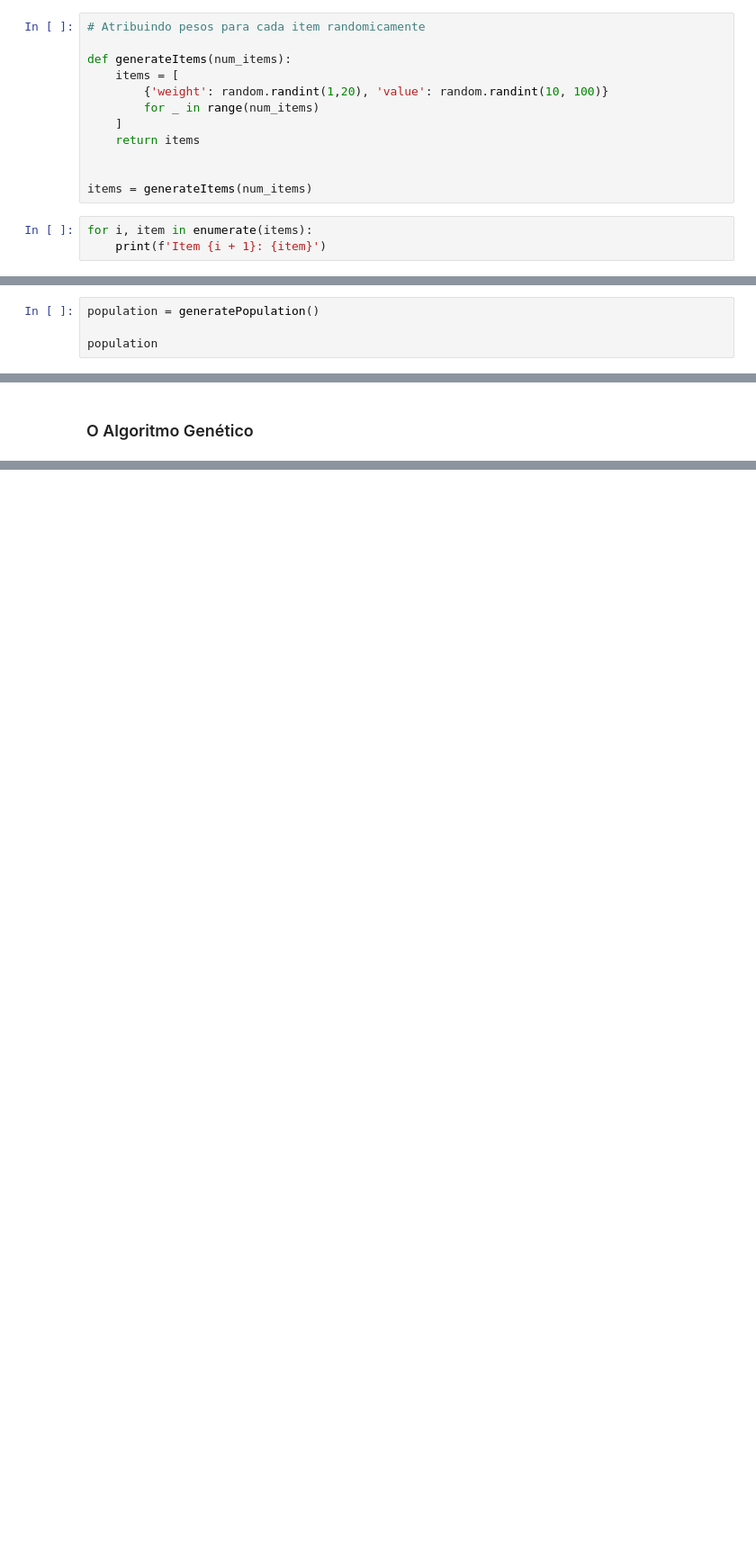
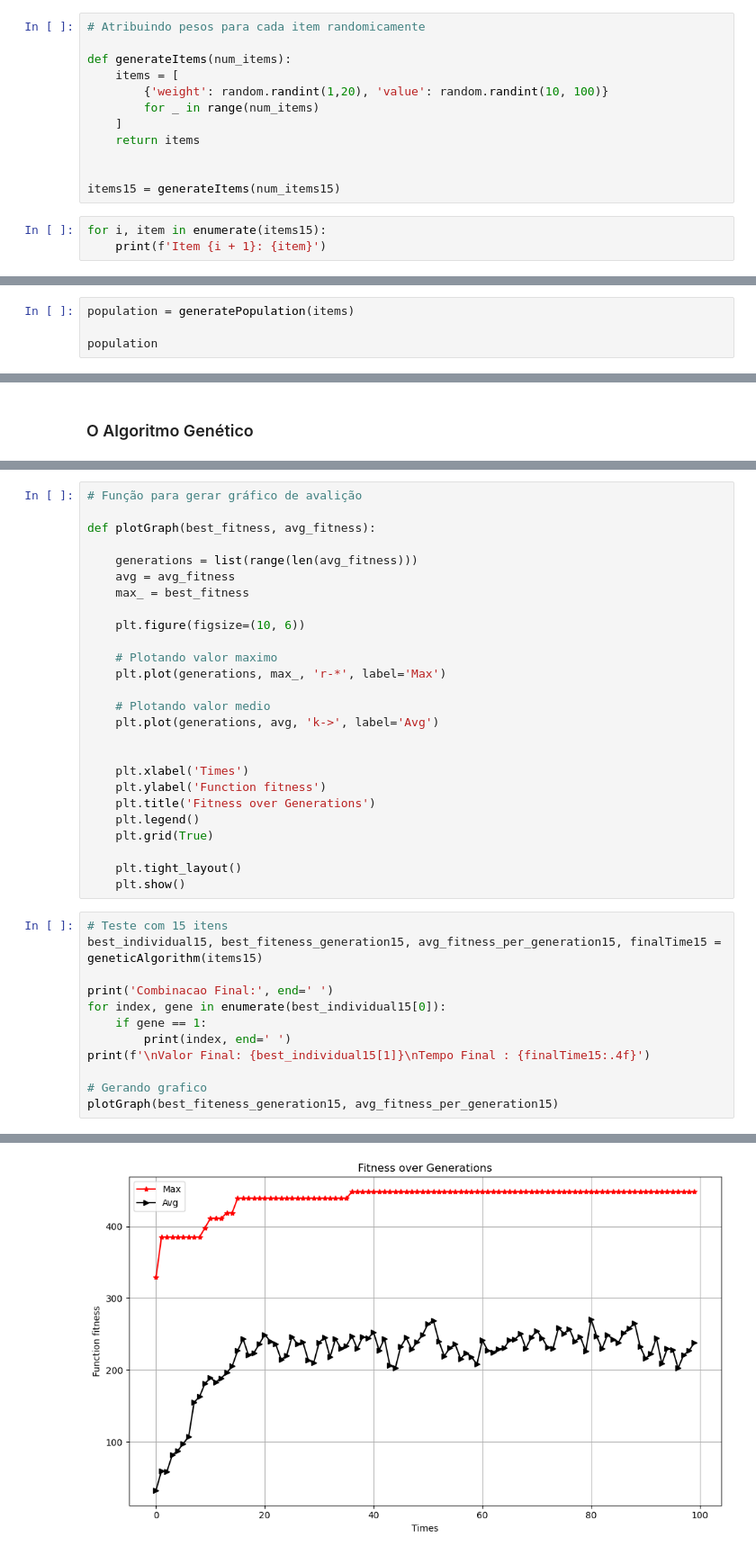
Before and after one commit to Francis1408/Genetic_Algorithm_Implementations, a Jupyter notebook: Knapsack_Problem.ipynb, the cells around one changed output, grey strips where cells are left out. Shown at 90% size. Cells and saved outputs as stored; diff of their text form; blank space fills up the shorter version.

```diff
--- a/Knapsack_Problem.ipynb
+++ b/Knapsack_Problem.ipynb
@@ -24,8 +24,8 @@ def generateItems(num_items):
     return items
 
 
-items = generateItems(num_items)
+items15 = generateItems(num_items15)
 # %%
-for i, item in enumerate(items):
+for i, item in enumerate(items15):
     print(f'Item {i + 1}: {item}')
 # %% [output]
@@ -198,5 +198,5 @@ def generatePopulation():
 # %%
-population = generatePopulation()
+population = generatePopulation(items)
 
 population
 # %% [output]
@@ -475,0 +493,39 @@ def geneticAlgorithm(population, items):
+# %%
+# Função para gerar gráfico de avalição
+
+def plotGraph(best_fitness, avg_fitness):
+
+    generations = list(range(len(avg_fitness)))
+    avg = avg_fitness
+    max_ = best_fitness
+
+    plt.figure(figsize=(10, 6))
+
+    # Plotando valor maximo
+    plt.plot(generations, max_, 'r-*', label='Max')
+
+    # Plotando valor medio
+    plt.plot(generations, avg, 'k->', label='Avg')
+
+
+    plt.xlabel('Times')
+    plt.ylabel('Function fitness')
+    plt.title('Fitness over Generations')
+    plt.legend()
+    plt.grid(True)
+
+    plt.tight_layout()
+    plt.show()
+# %%
+# Teste com 15 itens
+best_individual15, best_fiteness_generation15, avg_fitness_per_generation15, finalTime15 = geneticAlgorithm(items15)
+
+print('Combinacao Final:', end=' ')
+for index, gene in enumerate(best_individual15[0]):
+    if gene == 1:
+        print(index, end=' ')
+print(f'\nValor Final: {best_individual15[1]}\nTempo Final : {finalTime15:.4f}')
+
+# Gerando grafico
+plotGraph(best_fiteness_generation15, avg_fitness_per_generation15)
+# %% [output]
@@ -475,0 +535 @@ def geneticAlgorithm(population, items):
+[figure, added]
```
Also changed, not shown: parts of 16 cells of this notebook.
